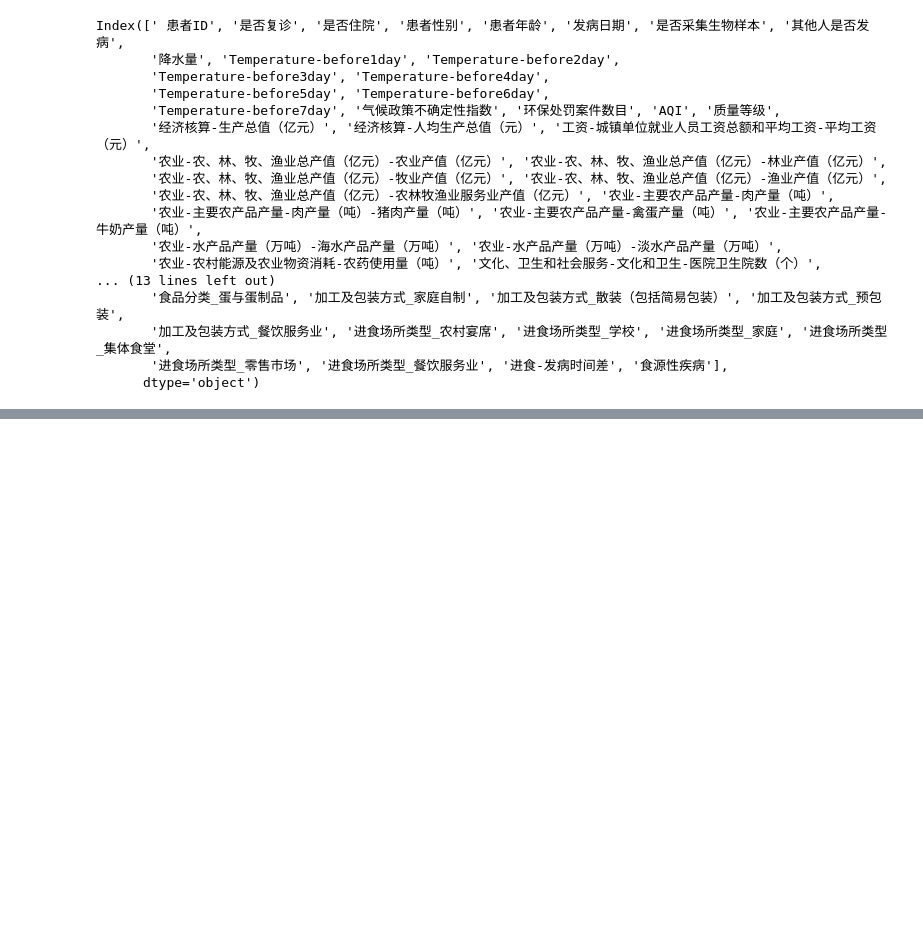
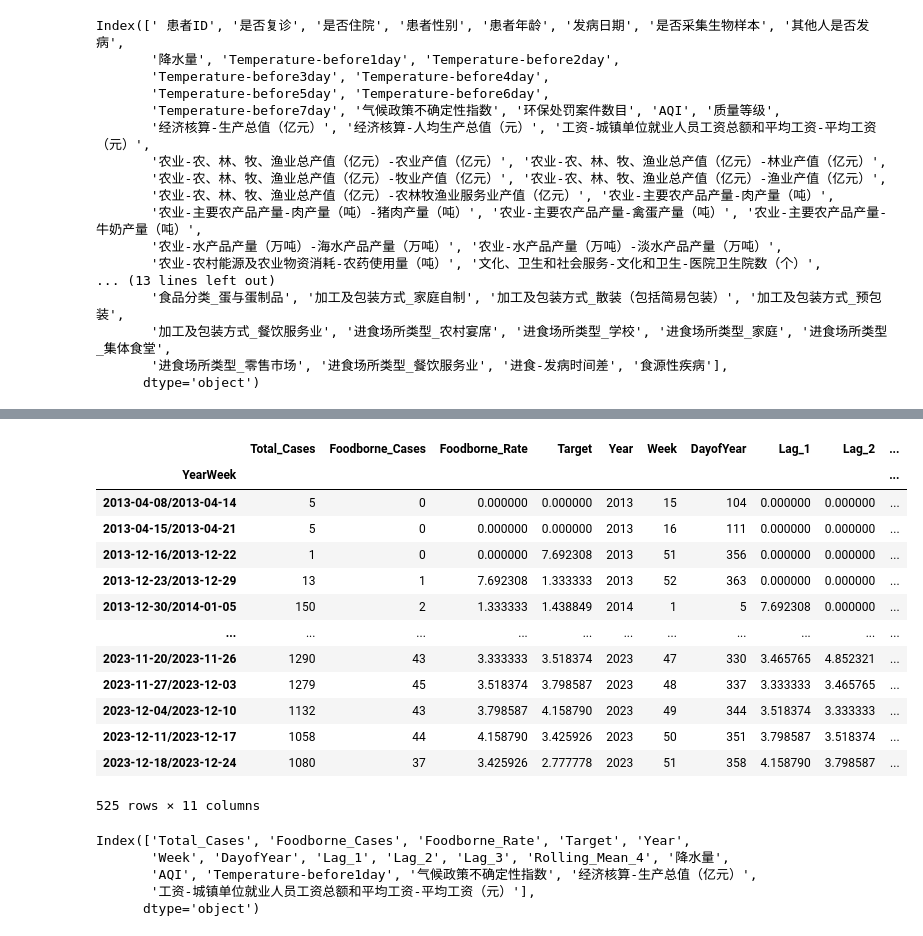
Before and after one commit to QuikZiHao/food_disease_predict, a Jupyter notebook: data preprocess.ipynb, the cells around one changed output, grey strips where cells are left out. Cells and saved outputs as stored; diff of their text form; code cells hidden in the pictures; blank space fills up the shorter version.

```diff
--- a/data preprocess.ipynb
+++ b/data preprocess.ipynb
@@ -519,0 +763,11 @@ Index([' 患者ID', '是否复诊', '是否住院', '患者性别', '患者年
+# %%
+df_weekly = pd.DataFrame({
+    "Total_Cases": weekly_cases,
+    "Foodborne_Cases": weekly_foodborne_cases
+})
+# %%
+df_weekly["Foodborne_Rate"] = df_weekly["Foodborne_Cases"] / df_weekly["Total_Cases"] * 100
+# %%
+# **创建目标变量 (下周的发病率)**
+df_weekly["Target"] = df_weekly["Foodborne_Rate"].shift(-1)  # 预测下周数据
+df_weekly.dropna(inplace=True)  # 去除 NaN 行
@@ -519,0 +791,28 @@ Index([' 患者ID', '是否复诊', '是否住院', '患者性别', '患者年
+# %%
+df_weekly["Year"] = df_weekly.index.year
+df_weekly["Week"] = df_weekly.index.week
+df_weekly["DayofYear"] = df_weekly.index.dayofyear  # 一年中的第几天
+
+# 创建滞后特征（Lag Features）
+df_weekly["Lag_1"] = df_weekly["Foodborne_Rate"].shift(1)  # 滞后 1 周
+df_weekly["Lag_2"] = df_weekly["Foodborne_Rate"].shift(2)  # 滞后 2 周
+df_weekly["Lag_3"] = df_weekly["Foodborne_Rate"].shift(3)  # 滞后 3 周
+df_weekly["Rolling_Mean_4"] = df_weekly["Foodborne_Rate"].rolling(window=4).mean()  # 过去 4 周均值
+df_weekly.dropna(inplace=True)
+# %%
+df_weekly
+# %% [output]
+|  | Total_Cases | Foodborne_Cases | Foodborne_Rate | Target | Year | Week | DayofYear | Lag_1 | Lag_2 | ... |
+| YearWeek |  |  |  |  |  |  |  |  |  | ... |
+| 2013-04-08/2013-04-14 | 5 | 0 | 0.000000 | 0.000000 | 2013 | 15 | 104 | 0.000000 | 0.000000 | ... |
+| 2013-04-15/2013-04-21 | 5 | 0 | 0.000000 | 0.000000 | 2013 | 16 | 111 | 0.000000 | 0.000000 | ... |
+| 2013-12-16/2013-12-22 | 1 | 0 | 0.000000 | 7.692308 | 2013 | 51 | 356 | 0.000000 | 0.000000 | ... |
+| 2013-12-23/2013-12-29 | 13 | 1 | 7.692308 | 1.333333 | 2013 | 52 | 363 | 0.000000 | 0.000000 | ... |
+| 2013-12-30/2014-01-05 | 150 | 2 | 1.333333 | 1.438849 | 2014 | 1 | 5 | 7.692308 | 0.000000 | ... |
+| ... | ... | ... | ... | ... | ... | ... | ... | ... | ... | ... |
+| 2023-11-20/2023-11-26 | 1290 | 43 | 3.333333 | 3.518374 | 2023 | 47 | 330 | 3.465765 | 4.852321 | ... |
+| 2023-11-27/2023-12-03 | 1279 | 45 | 3.518374 | 3.798587 | 2023 | 48 | 337 | 3.333333 | 3.465765 | ... |
+| 2023-12-04/2023-12-10 | 1132 | 43 | 3.798587 | 4.158790 | 2023 | 49 | 344 | 3.518374 | 3.333333 | ... |
+| 2023-12-11/2023-12-17 | 1058 | 44 | 4.158790 | 3.425926 | 2023 | 50 | 351 | 3.798587 | 3.518374 | ... |
+| 2023-12-18/2023-12-24 | 1080 | 37 | 3.425926 | 2.777778 | 2023 | 51 | 358 | 4.158790 | 3.798587 | ... |
+525 rows × 11 columns
@@ -519,0 +828,8 @@ Index([' 患者ID', '是否复诊', '是否住院', '患者性别', '患者年
+# %%
+df_weekly.keys()
+# %% [output]
+Index(['Total_Cases', 'Foodborne_Cases', 'Foodborne_Rate', 'Target', 'Year',
+       'Week', 'DayofYear', 'Lag_1', 'Lag_2', 'Lag_3', 'Rolling_Mean_4', '降水量',
+       'AQI', 'Temperature-before1day', '气候政策不确定性指数', '经济核算-生产总值（亿元）',
+       '工资-城镇单位就业人员工资总额和平均工资-平均工资（元）'],
+      dtype='object')
```
Also changed, not shown: parts of 30 cells of this notebook, 1 other file.
